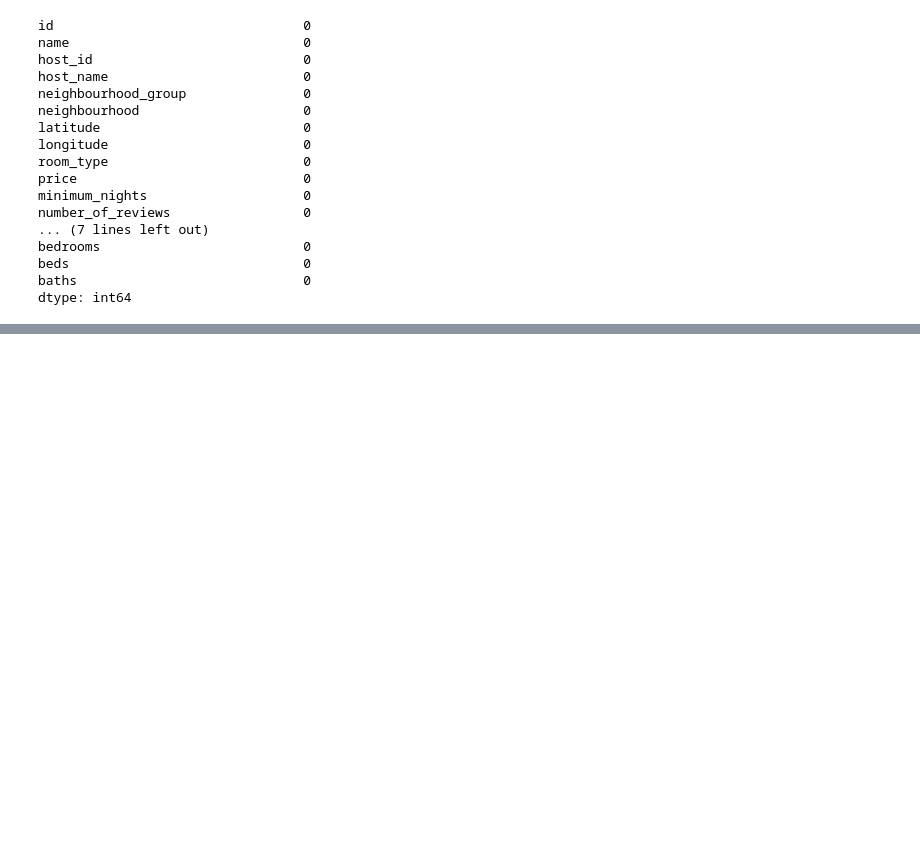
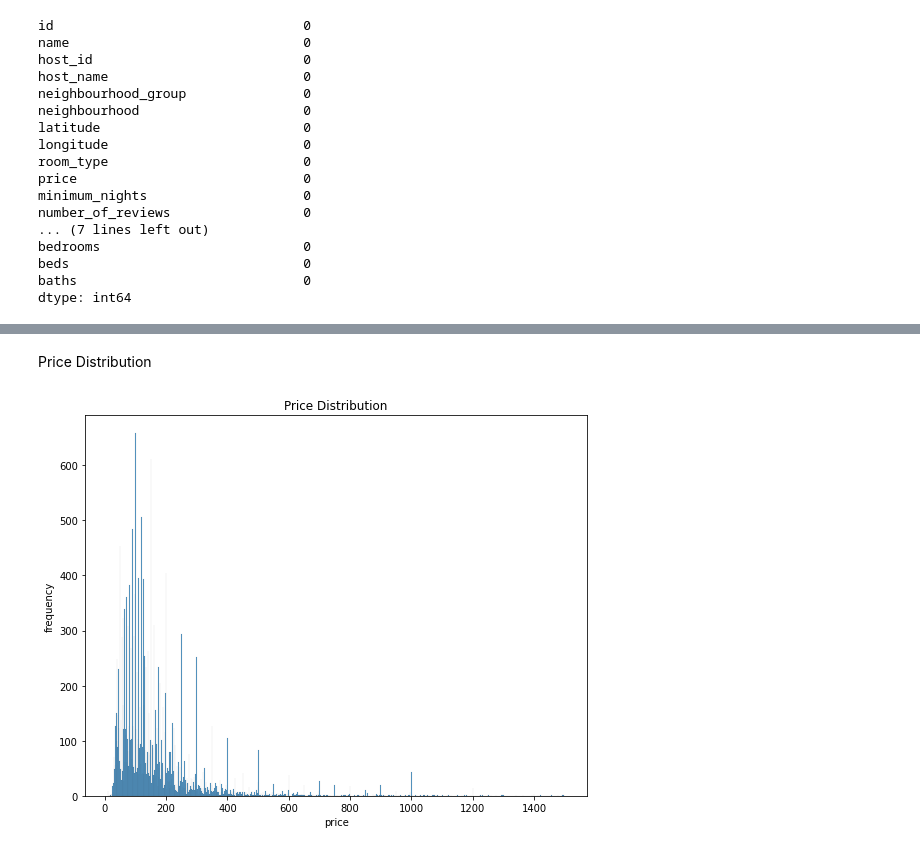
Before and after one commit to Akim351/Air-BnB-Data-Analysis-Project, a Jupyter notebook: project_air_bnb_code.ipynb, the cells around one changed output, grey strips where cells are left out. Drawn from its saved outputs; the diff is of its cells as text; code cells hidden in the pictures; blank space fills up the shorter version.

```diff
--- a/project_air_bnb_code.ipynb
+++ b/project_air_bnb_code.ipynb
@@ -184,0 +213,12 @@ dtype: int64
+# %% [markdown]
+Price Distribution
+# %%
+# Price distribution
+
+plt.figure(figsize=(9,7))
+sns.histplot(data=dt, x="price", bins=10)
+plt.title("Price Distribution")
+plt.ylabel("frequency")
+plt.show()
+# %% [output]
+[figure, added]
```
Also changed, not shown: parts of 6 cells of this notebook.
